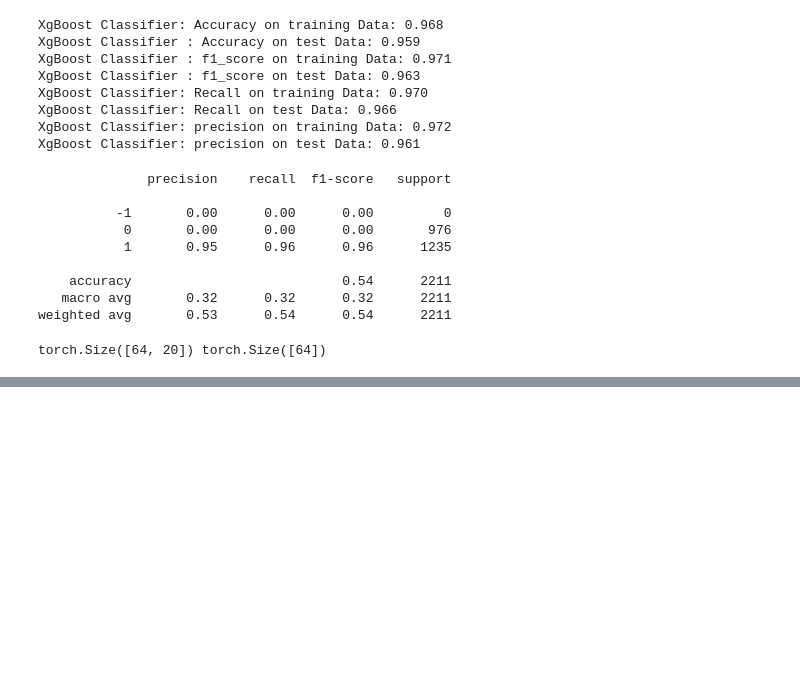
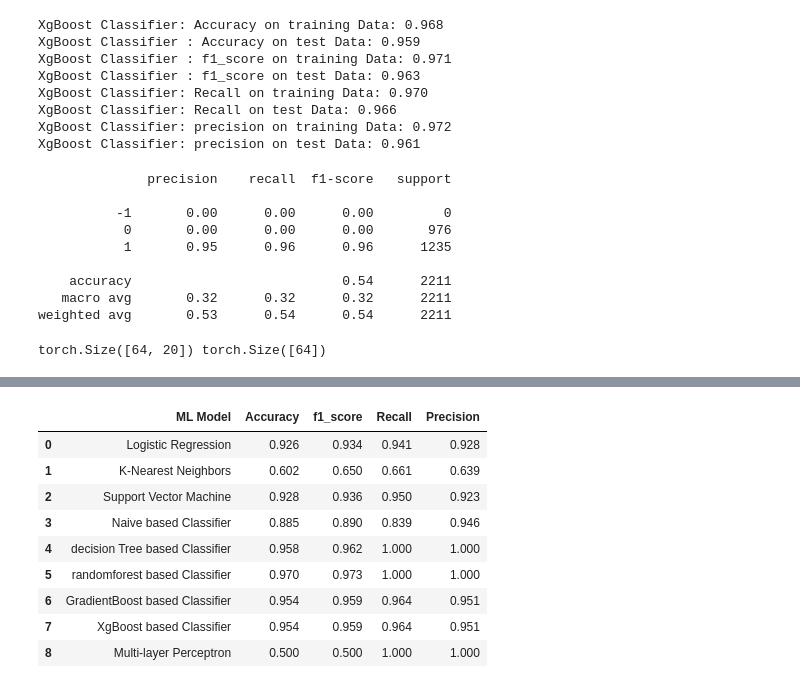
Before and after one commit to anchitya2002/Phising_Detection, a Jupyter notebook: Data_Understanding/project_phising.ipynb, the cells around one changed output, grey strips where cells are left out. Cells and saved outputs as stored; diff of their text form; code cells hidden in the pictures; blank space fills up the shorter version.

Commit message:
model evaluation

```diff
--- a/Data_Understanding/project_phising.ipynb
+++ b/Data_Understanding/project_phising.ipynb
@@ -908,0 +850,21 @@ plt.show()
+# %%
+#creating dataframe
+result = pd.DataFrame({ 'ML Model' : ML_Model,
+                        'Accuracy' : accuracy,
+                        'f1_score' : f1_score,
+                        'Recall'   : recall,
+                        'Precision': precision,
+                      })
+# %%
+result
+# %% [output]
+|  | ML Model | Accuracy | f1_score | Recall | Precision |
+| 0 | Logistic Regression | 0.926 | 0.934 | 0.941 | 0.928 |
+| 1 | K-Nearest Neighbors | 0.602 | 0.650 | 0.661 | 0.639 |
+| 2 | Support Vector Machine | 0.928 | 0.936 | 0.950 | 0.923 |
+| 3 | Naive based Classifier | 0.885 | 0.890 | 0.839 | 0.946 |
+| 4 | decision Tree based Classifier | 0.958 | 0.962 | 1.000 | 1.000 |
+| 5 | randomforest based Classifier | 0.970 | 0.973 | 1.000 | 1.000 |
+| 6 | GradientBoost based Classifier | 0.954 | 0.959 | 0.964 | 0.951 |
+| 7 | XgBoost based Classifier | 0.954 | 0.959 | 0.964 | 0.951 |
+| 8 | Multi-layer Perceptron | 0.500 | 0.500 | 1.000 | 1.000 |
```
Also changed, not shown: parts of 10 cells of this notebook.
